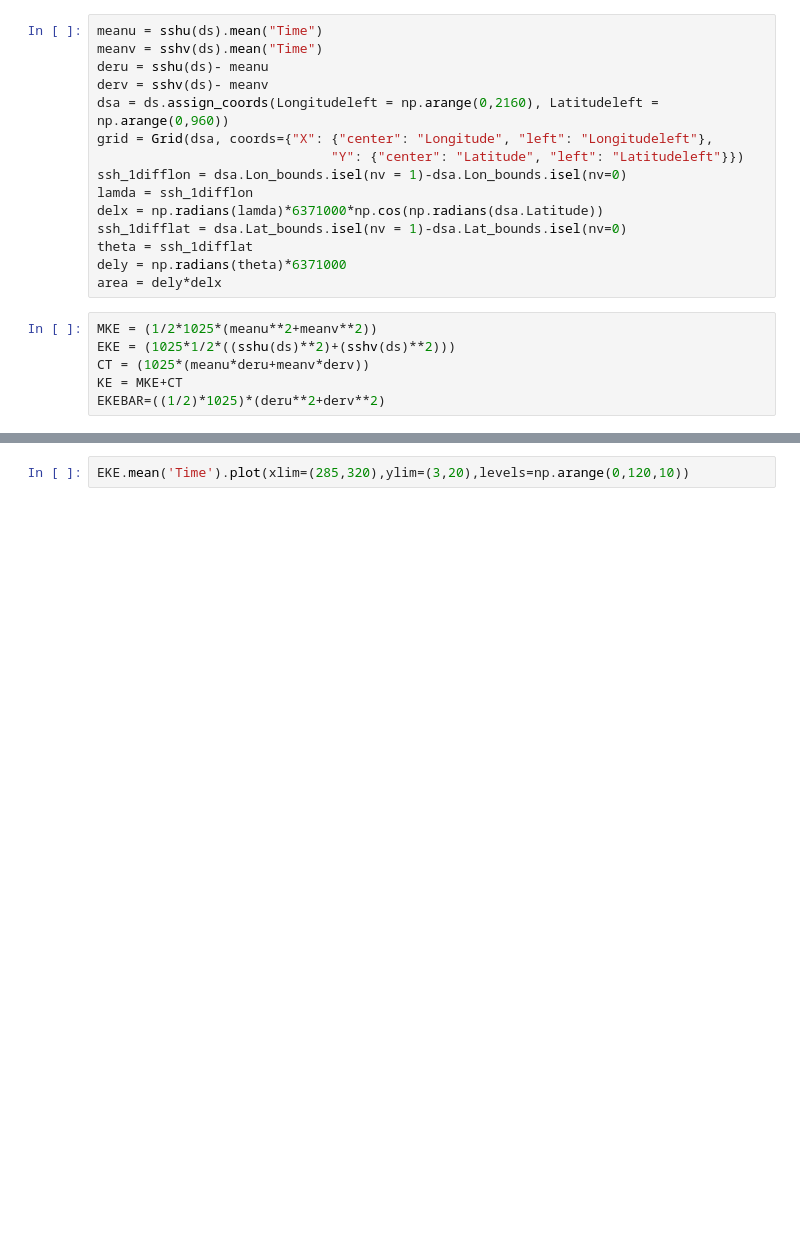
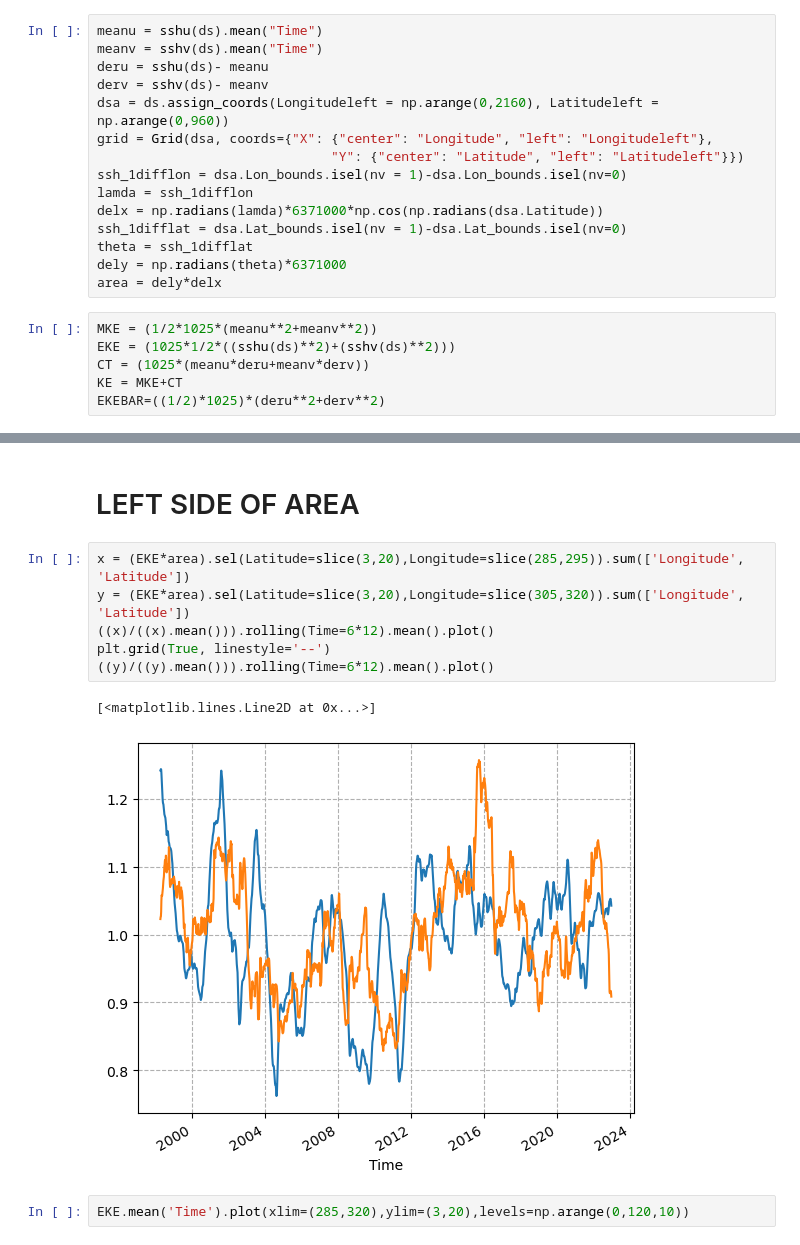
Before and after one commit to Septute/EKE, a Jupyter notebook: SSHMAIN.ipynb, the cells around one changed output, grey strips where cells are left out. Saved outputs shown, nothing was run; the diff lists cells and outputs as text; blank space fills up the shorter version.

```diff
--- a/SSHMAIN.ipynb
+++ b/SSHMAIN.ipynb
@@ -257,3 +264,14 @@ EKEBAR=((1/2)*1025)*(deru**2+derv**2)
+# %% [markdown]
+# LEFT SIDE OF AREA
+# %%
+x = (EKE*area).sel(Latitude=slice(3,20),Longitude=slice(285,295)).sum(['Longitude', 'Latitude'])
+y = (EKE*area).sel(Latitude=slice(3,20),Longitude=slice(305,320)).sum(['Longitude', 'Latitude'])
+((x)/((x).mean())).rolling(Time=6*12).mean().plot()
+plt.grid(True, linestyle='--')
+((y)/((y).mean())).rolling(Time=6*12).mean().plot()
+# %% [output]
+[<matplotlib.lines.Line2D at 0x...>]
+[figure, added]
 # %%
 EKE.mean('Time').plot(xlim=(285,320),ylim=(3,20),levels=np.arange(0,120,10))
 # %% [output]
```
Also changed, not shown: parts of 3 cells of this notebook, 2 other files.
